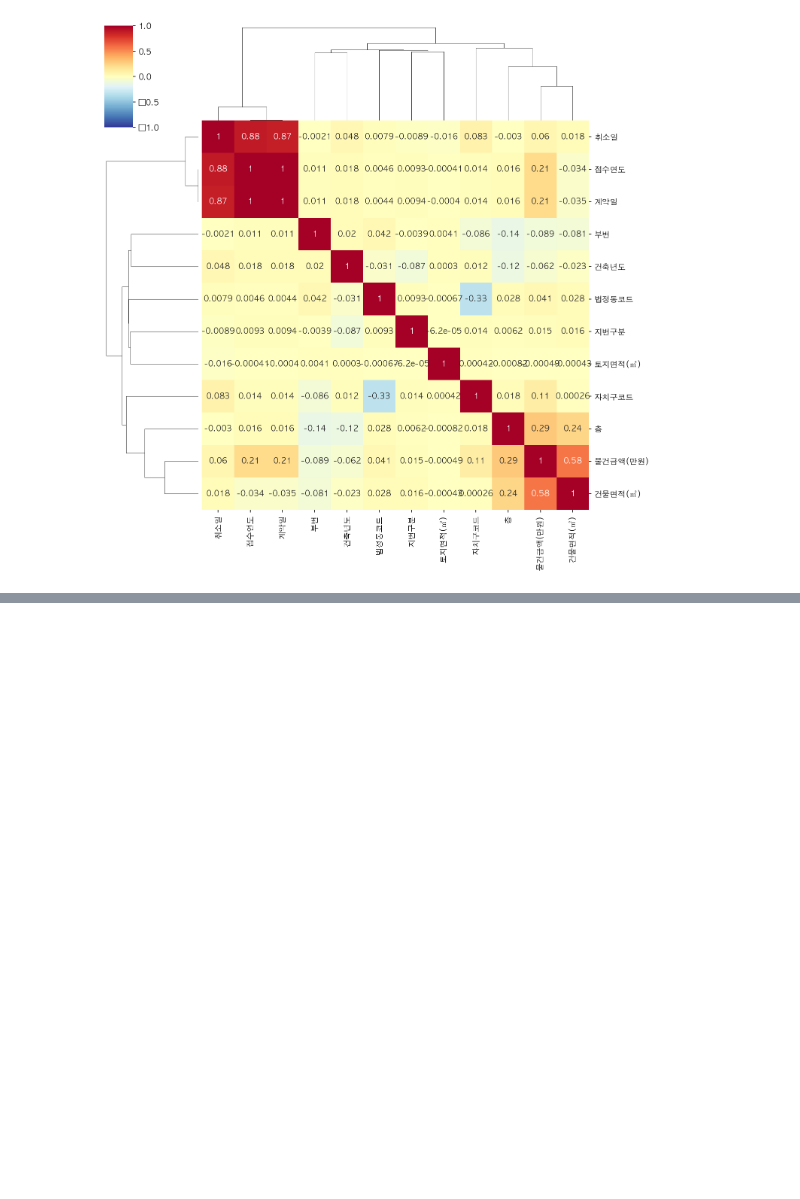
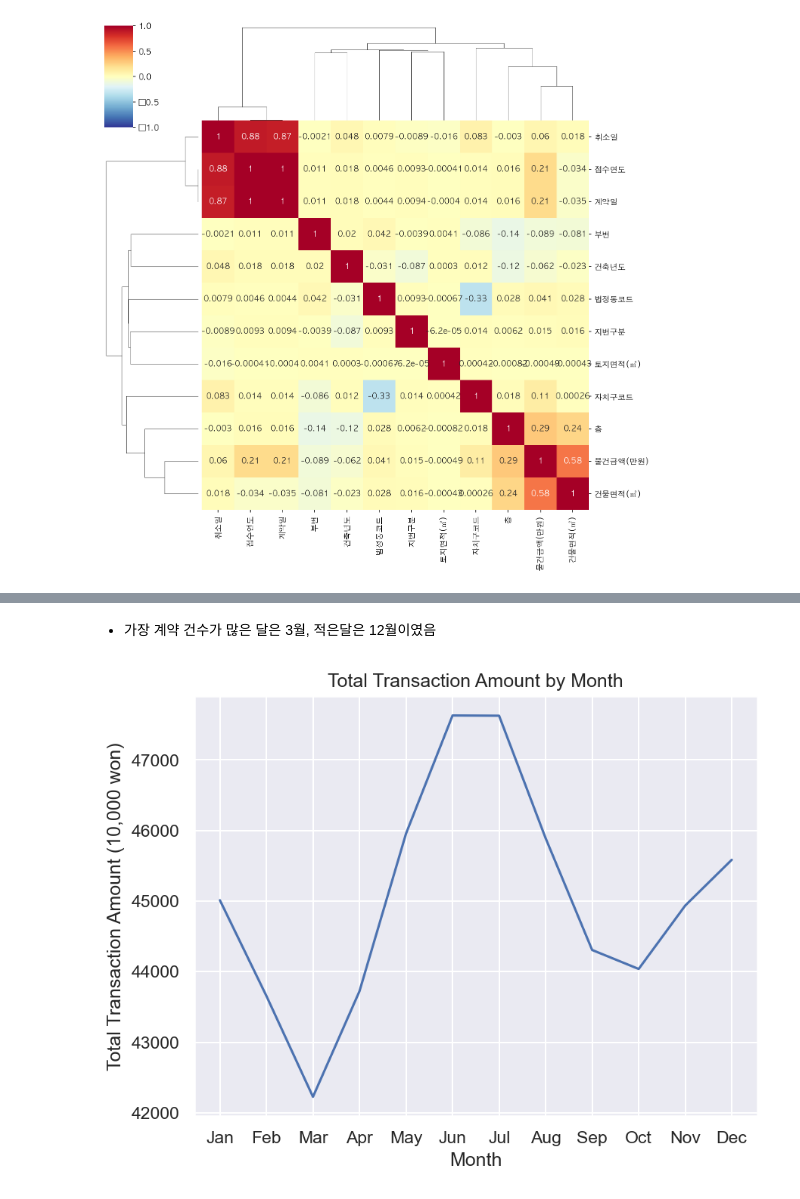
Before and after one commit to ChoEChoU/Data_Visualization, a Jupyter notebook: Seoul_real_estate_trade_info_analysis.ipynb, the cells around one changed output, grey strips where cells are left out. Saved outputs shown, nothing was run; the diff lists cells and outputs as text; code cells hidden in the pictures; blank space fills up the shorter version.

```diff
--- a/Seoul_real_estate_trade_info_analysis.ipynb
+++ b/Seoul_real_estate_trade_info_analysis.ipynb
@@ -129,0 +215,24 @@ seoul_map.save('map.html')
+# %% [markdown]
+- 가장 계약 건수가 많은 달은 3월, 적은달은 12월이였음
+# %%
+data['month'] = data['계약일'].dt.month
+
+# Group the data by month and calculate the total transaction amount
+monthly_total = data.groupby('month')['물건금액(만원)'].mean()
+
+# Plot the data
+fig, ax = plt.subplots()
+ax.plot(monthly_total.index, monthly_total.values)
+
+# Customize the plot
+ax.set_xlabel('Month')
+ax.set_ylabel('Total Transaction Amount (10,000 won)')
+ax.set_xticks(range(1, 13))
+ax.set_xticklabels(['Jan', 'Feb', 'Mar', 'Apr', 'May', 'Jun', 'Jul', 'Aug', 'Sep', 'Oct', 'Nov', 'Dec'])
+ax.set_title('Total Transaction Amount by Month')
+sns.set(font_scale=1.0)
+plt.ticklabel_format(axis='y',useOffset=False, style='plain')
+
+plt.show()
+# %% [output]
+[figure, added]
```
Also changed, not shown: parts of 31 cells of this notebook.
